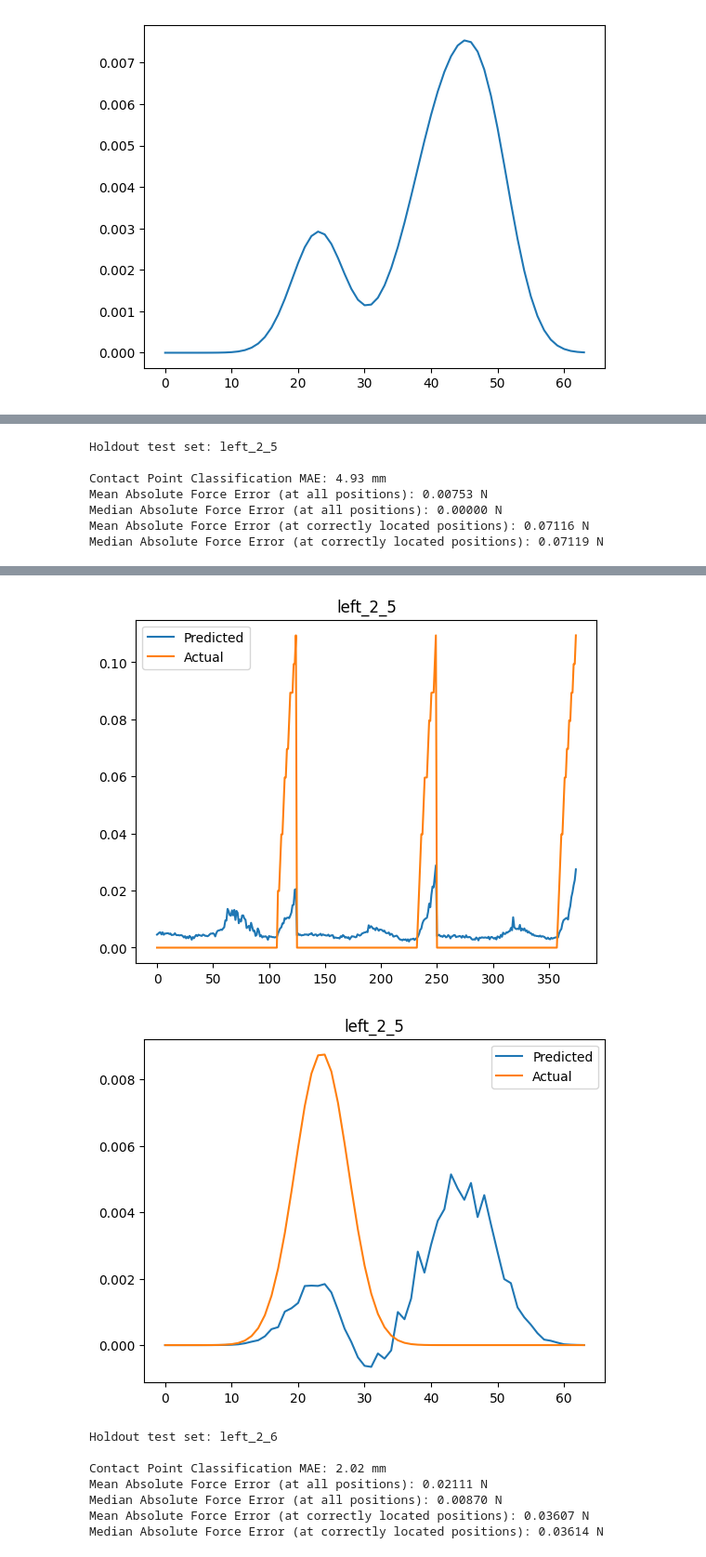
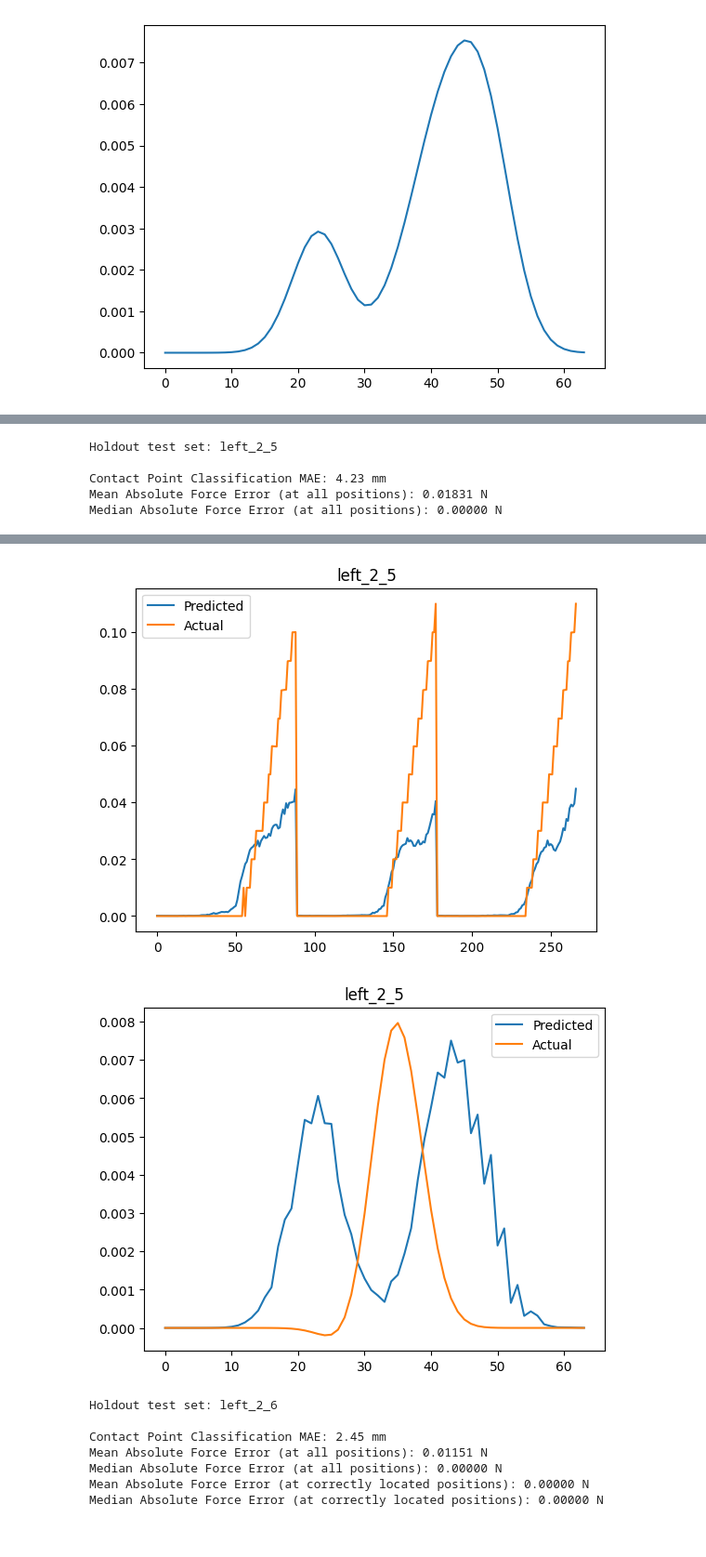
Before and after one commit to Jskacines/strain_learning, a Jupyter notebook: vicon_CNN.ipynb, the cells around one changed output, grey strips where cells are left out. Shown at 93% size. Saved outputs shown, nothing was run; the diff lists cells and outputs as text; code cells hidden in the pictures.

```diff
--- a/vicon_CNN.ipynb
+++ b/vicon_CNN.ipynb
@@ -190,6 +206,10 @@ display(cutoff_strain.isna().sum().sum())
 cutoff_strain.interpolate(inplace=True, axis=0)
 cutoff_strain.interpolate(inplace=True, axis=1)
 display(cutoff_strain.isna().sum().sum())
+display(cutoff_strain_zero.isna().sum().sum())
+cutoff_strain_zero.interpolate(inplace=True, axis=0)
+cutoff_strain_zero.interpolate(inplace=True, axis=1)
+display(cutoff_strain_zero.isna().sum().sum())
 # %% [output]
 np.int64(0)
 np.int64(0)
@@ -381,0 +400,6 @@ test.to_csv("test.csv")
+# %%
+# Zero strain data
+for index in range(len(cutoff_strain)):
+    motor_pos = data.iloc[index]["Linear_position (mm)"]
+    closest_motor_pos = np.argmin(np.abs(strain_zero["Linear_position (mm)"] - motor_pos))
+    cutoff_strain.iloc[index] = cutoff_strain.iloc[index] - cutoff_strain_zero.iloc[closest_motor_pos]
@@ -410,7 +436,7 @@ def create_force_distribution(contact_positions, forces, num_outputs=32, sigma=2
     return distribution
 
 xdata = cutoff_strain.to_numpy()
-
+xdata2 = data["Linear_position (mm)"].to_numpy()
 num_outputs = 64
 
 ydata = np.zeros((len(cutoff_strain), num_outputs))
@@ -464,6 +490,7 @@ for i, id in enumerate(test_id_names):
 
     model, history, dataset = train_model(
         xdata[train_idxs],
+        xdata2[train_idxs],
         ydata[train_idxs],
         epochs=100,           # Maximum number of epochs
         batch_size=32,        # Batch size
@@ -514,7 +541,7 @@ for i, id in enumerate(test_id_names):
     print()
     print(f"Holdout test set: {id}")
     print()
-    all_predictions = predict(model, dataset, xdata)
+    all_predictions = predict(model, dataset, xdata, xdata2)
     all_predictions = all_predictions[test_idxs]
     # Find predicted contact points
     max_vals = np.max(test_ydata, axis=1)
@@ -582,8 +609,6 @@ for i, id in enumerate(test_id_names):
 # %% [output]
 Holdout test set: left_2_5
 
-Contact Point Classification MAE: 4.93 mm
-Mean Absolute Force Error (at all positions): 0.00753 N
+Contact Point Classification MAE: 4.23 mm
+Mean Absolute Force Error (at all positions): 0.01831 N
 Median Absolute Force Error (at all positions): 0.00000 N
-Mean Absolute Force Error (at correctly located positions): 0.07116 N
-Median Absolute Force Error (at correctly located positions): 0.07119 N
@@ -591,9 +616,9 @@ Median Absolute Force Error (at correctly located positions): 0.07119 N
-[figure, old version]
+[figure, new version]
-[figure, old version]
+[figure, new version]
 Holdout test set: left_2_6
 
-Contact Point Classification MAE: 2.02 mm
-Mean Absolute Force Error (at all positions): 0.02111 N
-Median Absolute Force Error (at all positions): 0.00870 N
-Mean Absolute Force Error (at correctly located positions): 0.03607 N
-Median Absolute Force Error (at correctly located positions): 0.03614 N
+Contact Point Classification MAE: 2.45 mm
+Mean Absolute Force Error (at all positions): 0.01151 N
+Median Absolute Force Error (at all positions): 0.00000 N
+Mean Absolute Force Error (at correctly located positions): 0.00000 N
+Median Absolute Force Error (at correctly located positions): 0.00000 N
```
Also changed, not shown: parts of 12 cells of this notebook, 1 other file.
